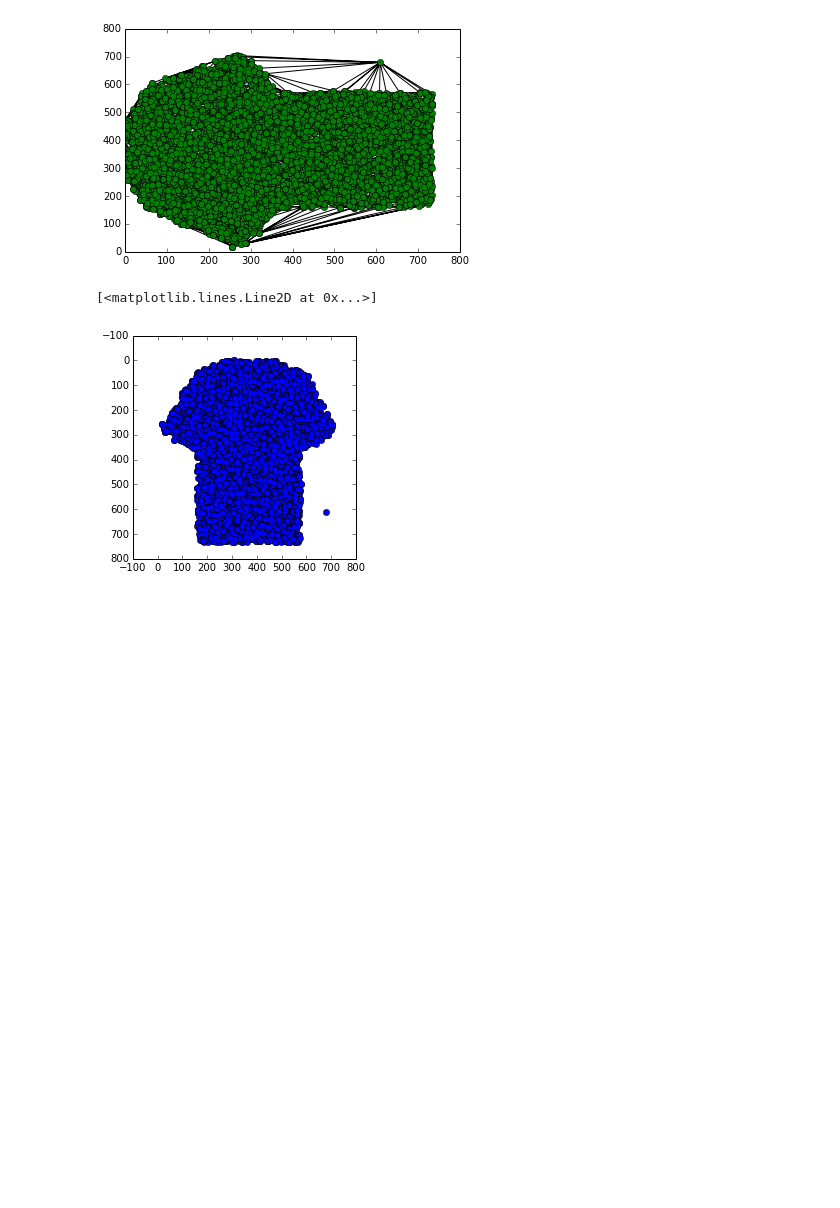
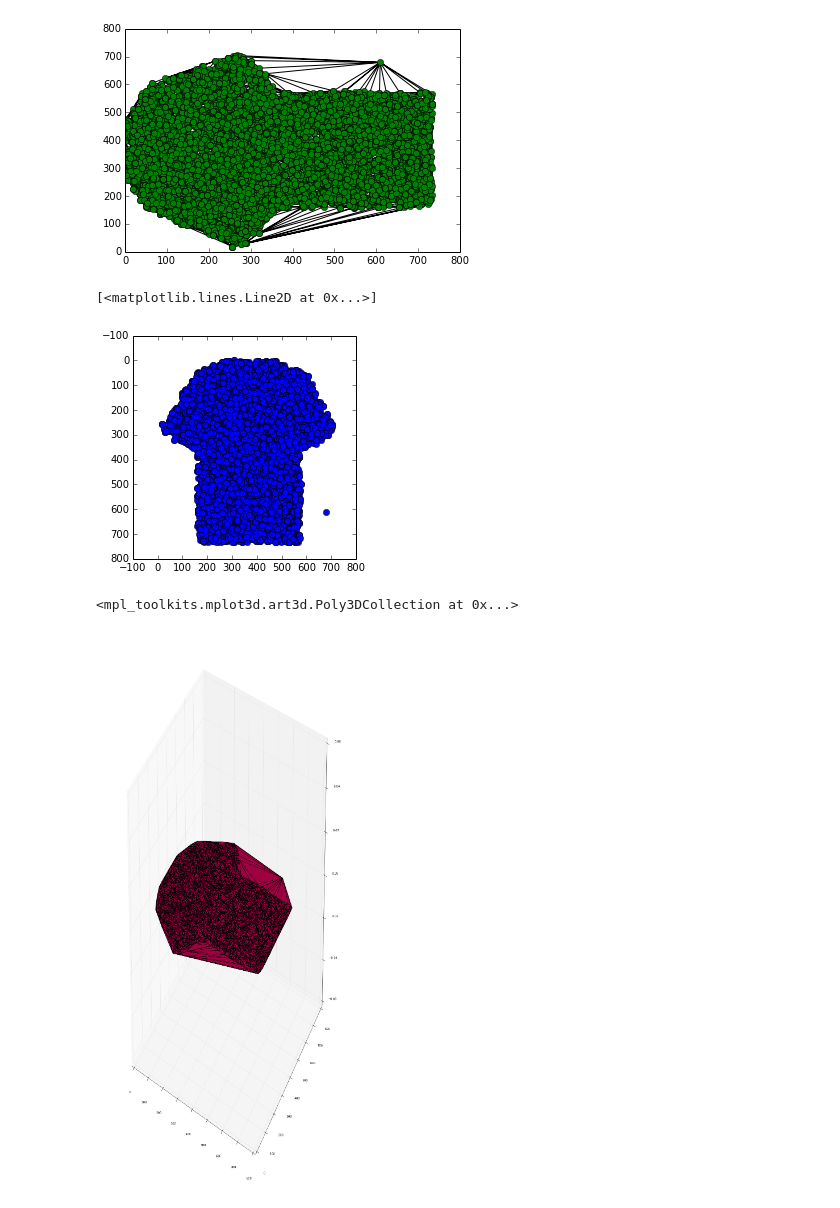
Before and after one commit to skp2/AM207-Project, a Jupyter notebook: ipython/2D-3D Pattern stitching.ipynb, the cells around one changed output. Cells and saved outputs as stored; diff of their text form; code cells hidden in the pictures; blank space fills up the shorter version.

```diff
--- a/ipython/2D-3D Pattern stitching.ipynb
+++ b/ipython/2D-3D Pattern stitching.ipynb
@@ -128,7 +128,7 @@ x_mc,y_mc = Metropolis(350,350,pdf,10000,0)
 # %% [output]
 The acceptance rate is 0.6126.
 # %%
-triang_mc = Delaunay(zip(x_mc,y_mc))
+triang_mc = Delaunay(np.array([x_mc,y_mc]).T)
 # %%
 plt.triplot(x_mc,y_mc, triang_mc.simplices.copy())
 plt.plot(x_mc,y_mc, 'o')
@@ -141,3 +141,11 @@ plt.plot(y_mc,x_mc, 'o')
 # %% [output]
 [<matplotlib.lines.Line2D at 0x...>]
 [figure]
+# %%
+fig = plt.figure(figsize=(16,35))
+ax = fig.gca(projection='3d')
+z_mc = np.zeros(len(x_mc))
+ax.plot_trisurf(x_mc, y_mc,z_mc, triangles=triang_mc.simplices, cmap=plt.cm.Spectral)
+# %% [output]
+<mpl_toolkits.mplot3d.art3d.Poly3DCollection at 0x...>
+[figure, added]
```
Also changed, not shown: 3 other files.
